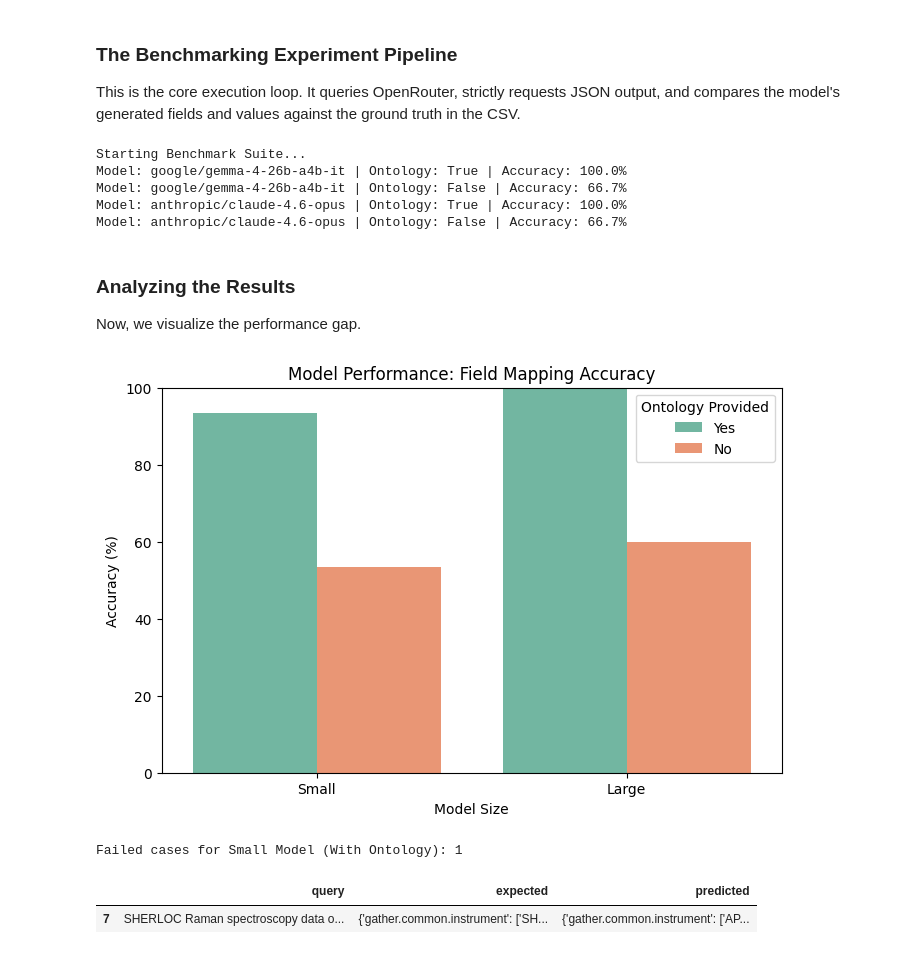
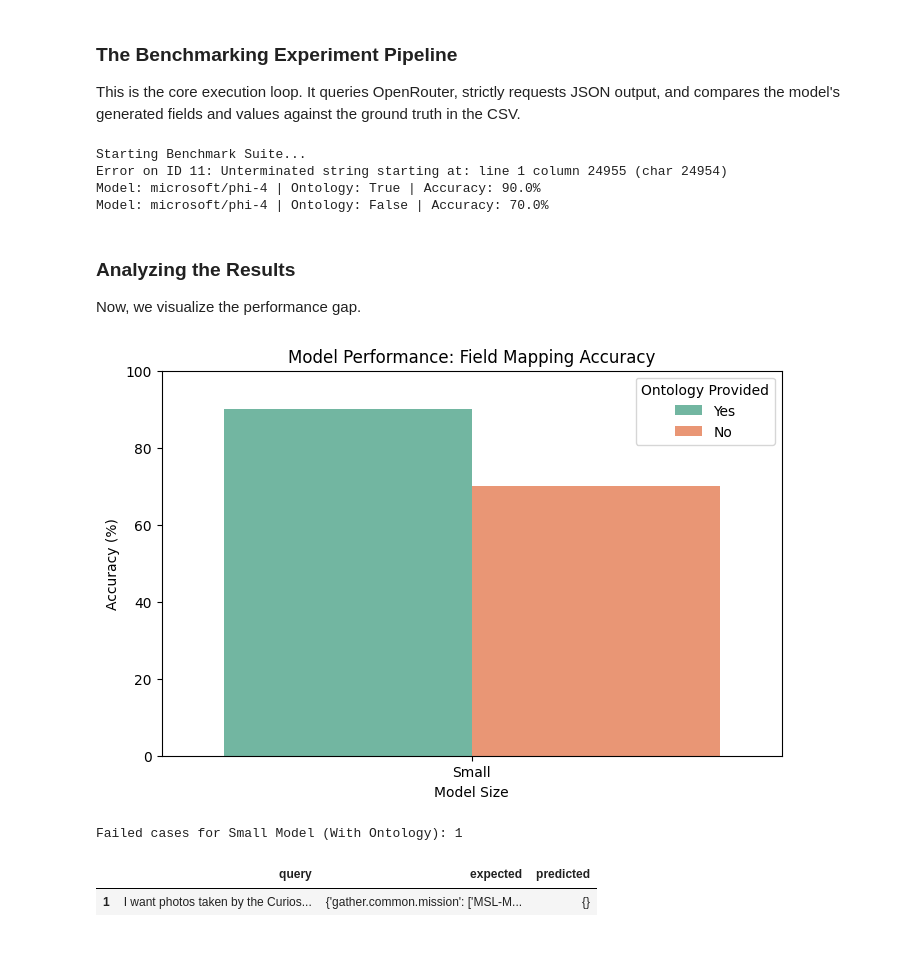
Before and after one commit to anhkos/LUMIN-v2-Search-Agent, a Jupyter notebook: src/test.ipynb, the cells around one changed output. Cells and saved outputs as stored; diff of their text form; code cells hidden in the pictures.

```diff
--- a/src/test.ipynb
+++ b/src/test.ipynb
@@ -125,6 +125,7 @@ client = OpenAI(
 MODELS = {
     "Baseline_Large": "anthropic/claude-4.6-opus",
     "Challenger_Small": "google/gemma-4-26b-a4b-it",
+    "Phi-4": "microsoft/phi-4"
 }
 
 # System Prompts
@@ -223,46 +224,40 @@ def evaluate_model(df, model_id, use_ontology=True, sample_size=10):
     return results_df
 
 # --- Run the Experiment ---
-# Note: Increase sample_size to len(df) for the full run
 print("Starting Benchmark Suite...")
-results_small_with_ont = evaluate_model(df, MODELS["Challenger_Small"], use_ontology=True, sample_size=3)
-results_small_no_ont = evaluate_model(df, MODELS["Challenger_Small"], use_ontology=False, sample_size=3)
-results_large_with_ont = evaluate_model(df, MODELS["Baseline_Large"], use_ontology=True, sample_size=3)
-results_large_no_ont = evaluate_model(df, MODELS["Baseline_Large"], use_ontology=False, sample_size=3)
+results_small_with_ont = evaluate_model(df, MODELS["Phi-4"], use_ontology=True, sample_size=10)
+results_small_no_ont = evaluate_model(df, MODELS["Phi-4"], use_ontology=False, sample_size=10)
 # %% [output]
 Starting Benchmark Suite...
-Model: google/gemma-4-26b-a4b-it | Ontology: True | Accuracy: 100.0%
-Model: google/gemma-4-26b-a4b-it | Ontology: False | Accuracy: 66.7%
-Model: anthropic/claude-4.6-opus | Ontology: True | Accuracy: 100.0%
-Model: anthropic/claude-4.6-opus | Ontology: False | Accuracy: 66.7%
+Error on ID 11: Unterminated string starting at: line 1 column 24955 (char 24954)
+Model: microsoft/phi-4 | Ontology: True | Accuracy: 90.0%
+Model: microsoft/phi-4 | Ontology: False | Accuracy: 70.0%
 # %% [markdown]
 ### Analyzing the Results
 Now, we visualize the performance gap.
 # %%
 # Combine results for visualization
 summary_data = [
     {"Model Size": "Small", "Ontology Used": "Yes", "Accuracy": results_small_with_ont['field_match'].mean() * 100},
     {"Model Size": "Small", "Ontology Used": "No",  "Accuracy": results_small_no_ont['field_match'].mean() * 100},
-    {"Model Size": "Large", "Ontology Used": "Yes", "Accuracy": results_large_with_ont['field_match'].mean() * 100},
-    {"Model Size": "Large", "Ontology Used": "No",  "Accuracy": results_large_no_ont['field_match'].mean() * 100},
 ]
 
 summary_df = pd.DataFrame(summary_data)
 
 plt.figure(figsize=(8, 5))
 sns.barplot(data=summary_df, x="Model Size", y="Accuracy", hue="Ontology Used", palette="Set2")
 plt.title("Model Performance: Field Mapping Accuracy")
 plt.ylabel("Accuracy (%)")
 plt.ylim(0, 100)
 plt.legend(title='Ontology Provided')
 plt.show()
 
 # Print detailed failure cases for the small model with ontology
 failures = results_small_with_ont[results_small_with_ont['field_match'] == 0]
 print(f"Failed cases for Small Model (With Ontology): {len(failures)}")
 display(failures[['query', 'expected', 'predicted']])
 # %% [output]
-[figure, old version]
+[figure, new version]
 Failed cases for Small Model (With Ontology): 1
 |  | query | expected | predicted |
-| 7 | SHERLOC Raman spectroscopy data o... | {'gather.common.instrument': ['SH... | {'gather.common.instrument': ['AP... |
+| 1 | I want photos taken by the Curios... | {'gather.common.mission': ['MSL-M... | {} |
```
Also changed, not shown: 10 other files.
